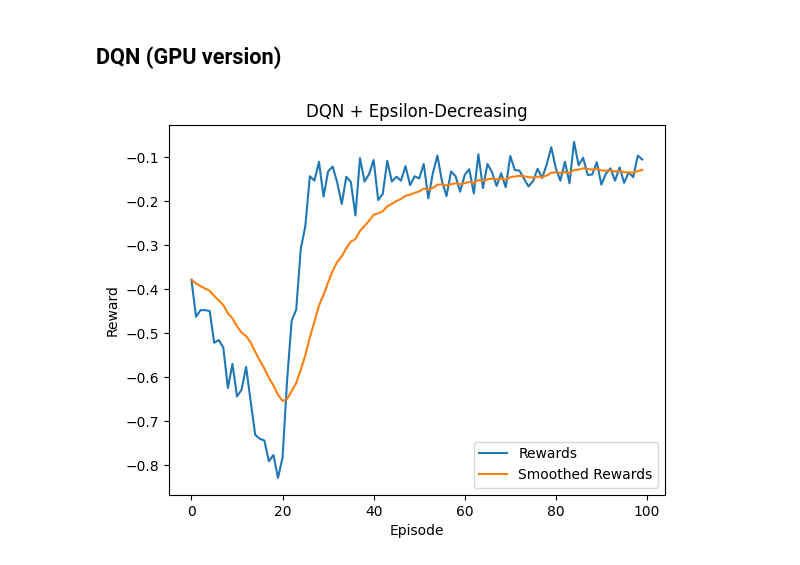
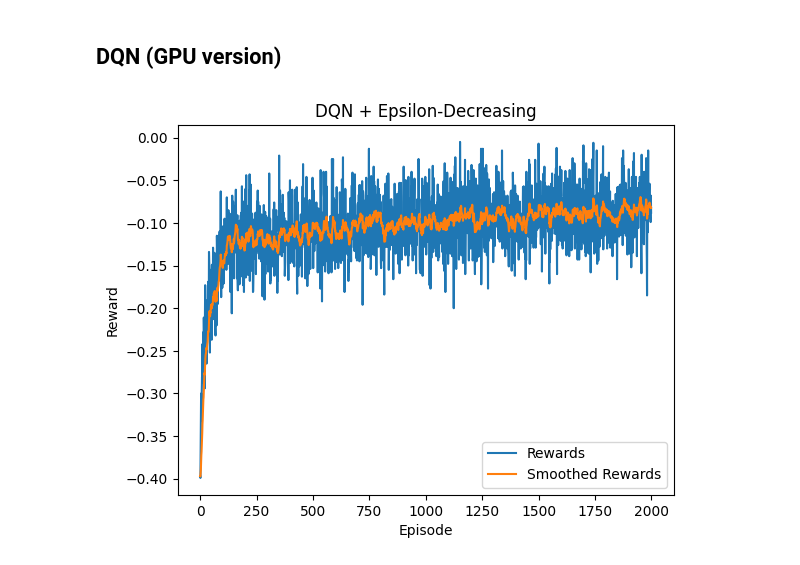
Before and after one commit to yshenbj/rl, a Jupyter notebook: blackjack.ipynb, the cells around one changed output. Drawn from its saved outputs; the diff is of its cells as text; code cells hidden in the pictures.

```diff
--- a/blackjack.ipynb
+++ b/blackjack.ipynb
@@ -168,7 +168,7 @@ envs = gym.vector.SyncVectorEnv(
     ]
 )
 qfunction = DeepQFunction(num_states=3, num_actions=2)
-rewards = QLearning(envs, EpsilonDecreasing(), qfunction).execute(episodes=10000)
+rewards = QLearning(envs, EpsilonDecreasing(), qfunction).execute(episodes=2000)
 smoothed_rewards = get_ema(rewards)
 qfunction.save(filename='weights_32.pth')
 
@@ -252,19 +244,19 @@ class DeepQFunction(nn.Module):
         with torch.no_grad():
             logits = self.forward(states_tensor)
         q_values = logits.gather(-1, actions_tensor.unsqueeze(-1))
-        return q_values.squeeze(-1).numpy()
+        return q_values.squeeze(-1).cpu().numpy()
 
     def get_max_q(self, states):
         states_tensor = torch.as_tensor(states, dtype=torch.float32, device=self.device)
         with torch.no_grad():
             logits = self.forward(states_tensor)
-        return logits.max(-1).values.numpy()
+        return logits.max(-1).values.cpu().numpy()
 
     def get_argmax_q(self, states):
         states_tensor = torch.as_tensor(states, dtype=torch.float32, device=self.device)
         with torch.no_grad():
             logits = self.forward(states_tensor)
-        return logits.max(-1).indices.numpy()
+        return logits.max(-1).indices.cpu().numpy()
 
     def update(self, states, actions, deltas, non_final_mask):
         states_tensor = torch.as_tensor(states, dtype=torch.float32, device=self.device)
@@ -351,21 +343,21 @@ def get_ema(rewards, smoothing_factor=0.9):
 # %%
 envs = gym.vector.SyncVectorEnv(
     [
     lambda: gym.make('games/Blackjack') for _ in range(1000)
     ]
 )
 device = torch.device("cuda" if torch.cuda.is_available() else "cpu")
 qfunction = DeepQFunction(num_states=3, num_actions=2, device=device)
-rewards = QLearning(envs, EpsilonDecreasing(), qfunction).execute(episodes=100)
+rewards = QLearning(envs, EpsilonDecreasing(), qfunction).execute(episodes=2000)
 smoothed_rewards = get_ema(rewards)
 qfunction.save(filename='weights_32.pth')
 
 plt.plot(rewards, label='Rewards')
 plt.plot(smoothed_rewards, label='Smoothed Rewards')
 plt.xlabel('Episode')
 plt.ylabel('Reward')
 plt.legend()
 plt.title('DQN + Epsilon-Decreasing')
 plt.show()
 # %% [output]
-[figure, old version]
+[figure, new version]
```
Also changed, not shown: parts of 2 cells of this notebook, 1 other file.
